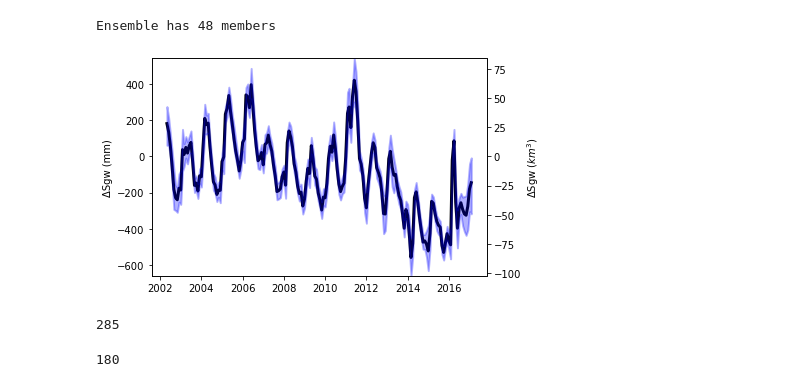
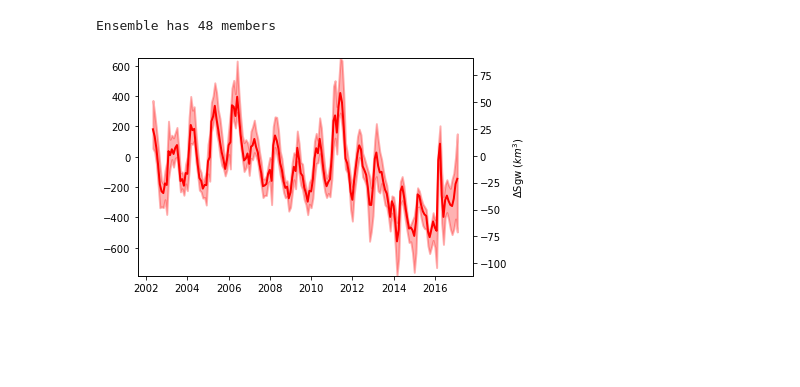
Before and after one commit to kashingtonDC/SatDat, a Jupyter notebook: GRACE/03a_GRACE_uncertainty.ipynb, the cells around one changed output. Saved outputs shown, nothing was run; the diff lists cells and outputs as text; code cells hidden in the pictures; blank space fills up the shorter version.

Commit message:
grace uncertainty clean run

```diff
--- a/GRACE/03a_GRACE_uncertainty.ipynb
+++ b/GRACE/03a_GRACE_uncertainty.ipynb
@@ -509,41 +481,33 @@ for swe,sm,grace in combolist:
 # %%
 fig, ax1 = plt.subplots()
 
 # Uncomment to plot all ensembles
 for d in grace_ens:
     ax1.plot(d / 155000 * 1e6, alpha = 0.0, color = 'gray')
 
 p25 = np.nanquantile(np.vstack(grace_ens)/ 155000 * 1e6,0.15, axis =0)
 p75 = np.nanquantile(np.vstack(grace_ens)/ 155000 * 1e6,0.85, axis =0)
 
-ax1.plot(grace_ens[0].index,np.nanmean(np.vstack(grace_ens)/ 155000 * 1e6, axis = 0), linewidth = 3, color = 'black')
-ax1.set_ylabel('ΔSgw (mm)')
-ax1.set_ylim([np.nanmin(p25),np.nanmax(p75)])
+ax1.plot(grace_ens[0].index,np.nanmean(np.vstack(grace_ens)/ 155000 * 1e6, axis = 0), linewidth = 2, color = 'red')
+# ax1.set_ylabel('ΔSgw (mm)')
+# ax1.set_ylim([np.nanmin(p25),np.nanmax(p75)])
 
 ax2 = ax1.twinx()
 
 # Uncomment to plot all ensembles
 for d in grace_ens:
     ax2.plot(d, alpha = 0.0, color = 'gray')
 
 # 75 th 25th quantile
-p25 = np.nanquantile(np.vstack(grace_ens),0.15, axis =0)
-p75 = np.nanquantile(np.vstack(grace_ens),0.85, axis =0)
+p25 = np.nanmin(np.vstack(grace_ens), axis =0)
+p75 = np.nanmax(np.vstack(grace_ens), axis =0)
 ax2.plot(grace_ens[0].index,np.nanmean(np.vstack(grace_ens), axis = 0), alpha = 0)
-ax2.fill_between(grace_ens[0].index,p25,p75, linewidth =2, alpha = 0.3, color = 'blue')
+ax2.fill_between(grace_ens[0].index,p25,p75, linewidth =2, alpha = 0.3, color = 'red')
 
 ax2.tick_params(axis='y')
 ax2.set_ylabel('ΔSgw ($km^3$)')
 ax2.set_ylim([np.nanmin(p25),np.nanmax(p75)])
 
 plt.show()
 # %% [output]
-[figure, old version]
+[figure, new version]
-# %%
-len(np.nanmean(np.vstack(grace_ens), axis = 0))
-# %% [output]
-285
-# %%
-len(grdf.index)
-# %% [output]
-180
```
Also changed, not shown: parts of 5 cells of this notebook.
